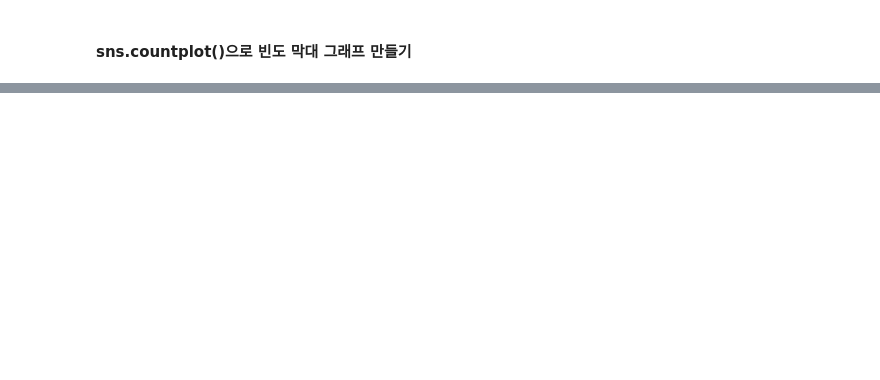
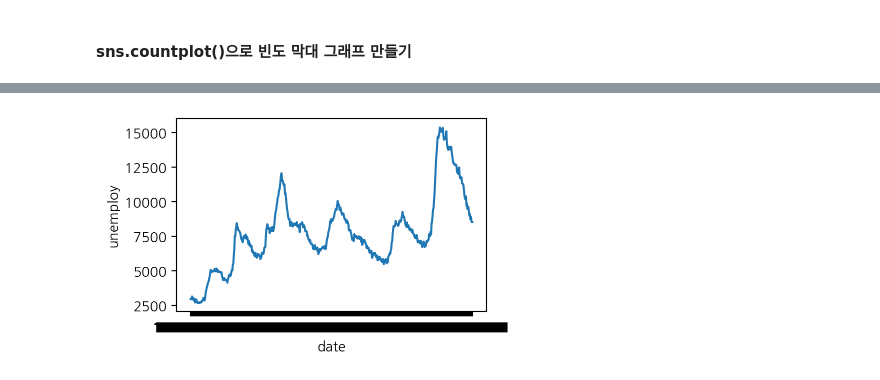
Before and after one commit to qwerqc/2024-1-my-BDA, a Jupyter notebook: inclass/07w_0416_tue_B_ch08_seaborn_graph.ipynb, the cells around one changed output, grey strips where cells are left out. Cells and saved outputs as stored; diff of their text form; code cells hidden in the pictures; blank space fills up the shorter version.

```diff
--- a/inclass/07w_0416_tue_B_ch08_seaborn_graph.ipynb
+++ b/inclass/07w_0416_tue_B_ch08_seaborn_graph.ipynb
@@ -411,0 +507,4 @@ sns.countplot(data = mpg, x = 'drv', hue = 'drv', order = mpg['drv'].value_count
+# %%
+# economics 데이터 불러오기
+economics = pd.read_csv('data/economics.csv')
+economics.head()
@@ -411,0 +562,4 @@ sns.countplot(data = mpg, x = 'drv', hue = 'drv', order = mpg['drv'].value_count
+# %%
+sns.lineplot(data = economics, x = 'date', y = 'unemploy');
+# %% [output]
+[figure, added]
```
Also changed, not shown: parts of 94 cells of this notebook.
